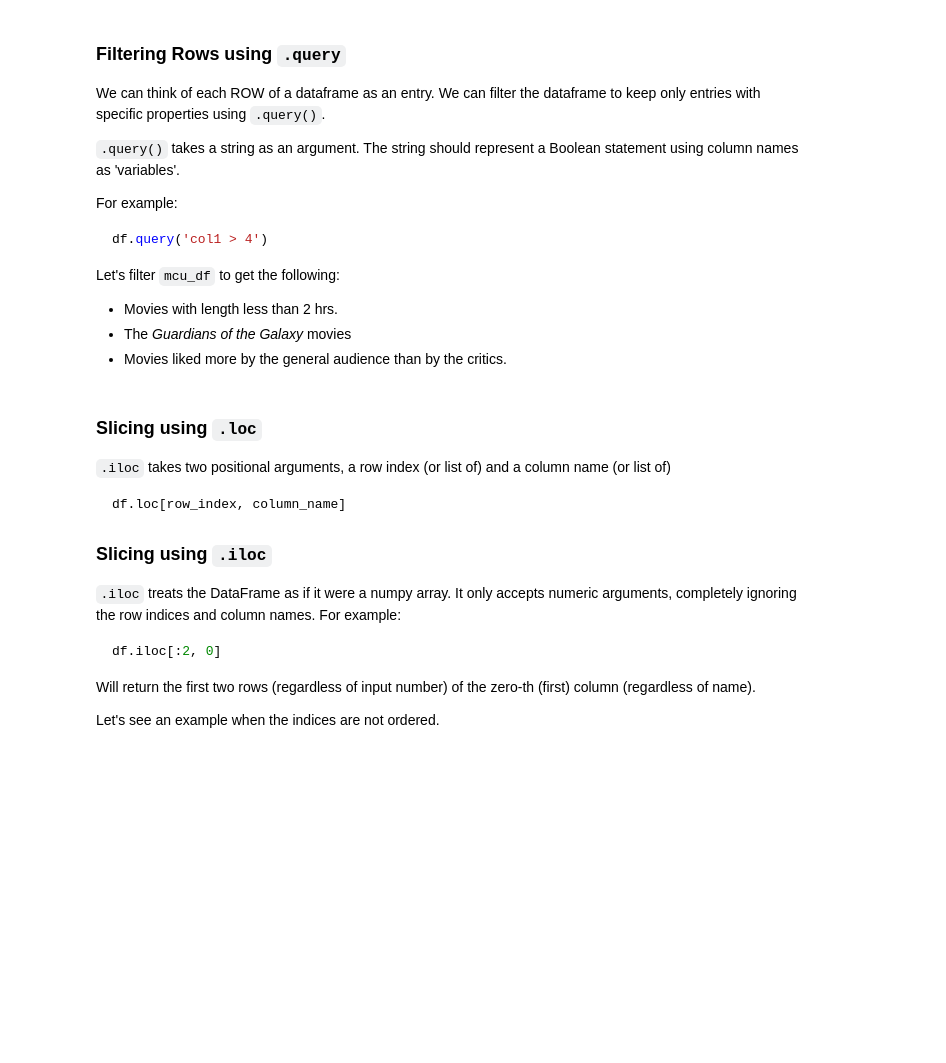
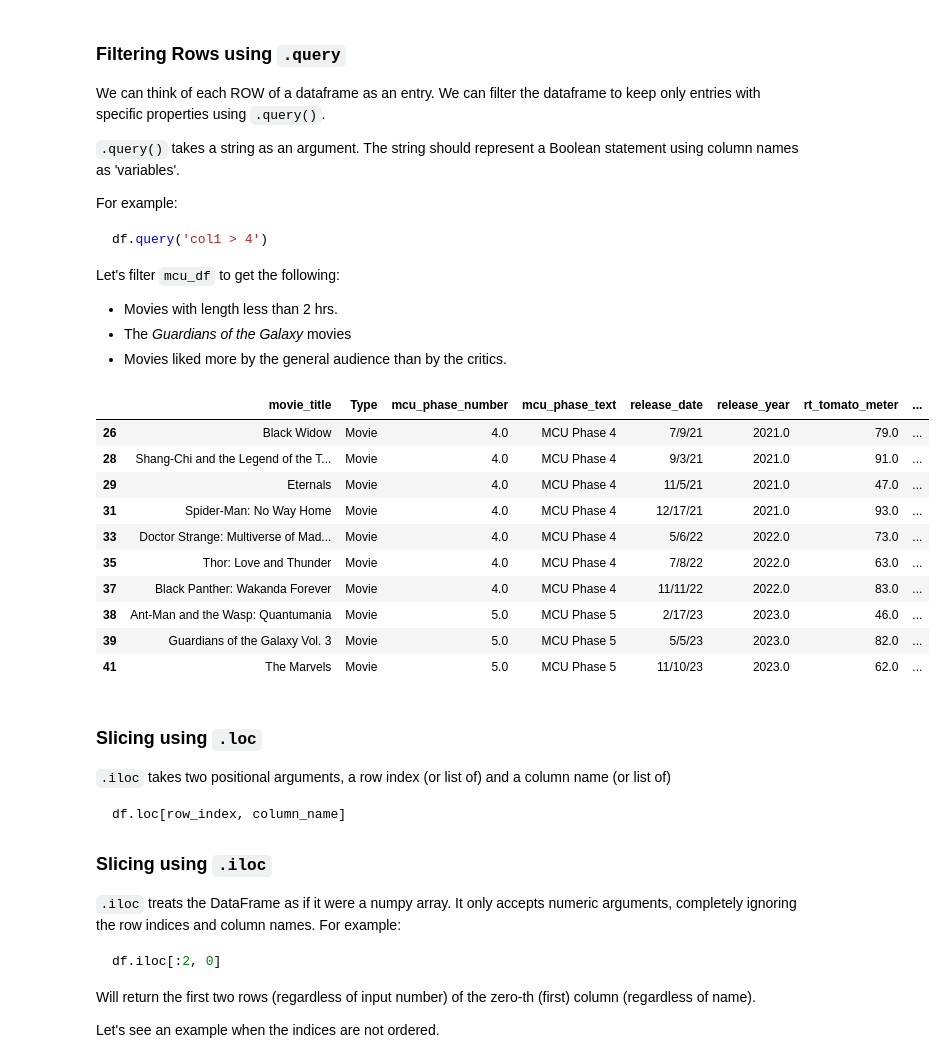
Before and after one commit to GettysburgDataScience/DS256-Notes, a Jupyter notebook: _sources/04_Pandas/01_pandas_intro.ipynb, the cells around one changed output. Saved outputs shown, nothing was run; the diff lists cells and outputs as text; code cells hidden in the pictures; blank space fills up the shorter version.

```diff
--- a/_sources/04_Pandas/01_pandas_intro.ipynb
+++ b/_sources/04_Pandas/01_pandas_intro.ipynb
@@ -93,6 +133,22 @@ Let's filter `mcu_df` to get the following:
  - Movies with length less than 2 hrs.
  - The *Guardians of the Galaxy* movies
  - Movies liked more by the general audience than by the critics.
+# %%
+mcu_post_covid = mcu_df.query('release_year >= 2021 and Type == "Movie"')
+# %%
+mcu_post_covid
+# %% [output]
+|  | movie_title | Type | mcu_phase_number | mcu_phase_text | release_date | release_year | rt_tomato_meter | ... |
+| 26 | Black Widow | Movie | 4.0 | MCU Phase 4 | 7/9/21 | 2021.0 | 79.0 | ... |
+| 28 | Shang-Chi and the Legend of the T... | Movie | 4.0 | MCU Phase 4 | 9/3/21 | 2021.0 | 91.0 | ... |
+| 29 | Eternals | Movie | 4.0 | MCU Phase 4 | 11/5/21 | 2021.0 | 47.0 | ... |
+| 31 | Spider-Man: No Way Home | Movie | 4.0 | MCU Phase 4 | 12/17/21 | 2021.0 | 93.0 | ... |
+| 33 | Doctor Strange: Multiverse of Mad... | Movie | 4.0 | MCU Phase 4 | 5/6/22 | 2022.0 | 73.0 | ... |
+| 35 | Thor: Love and Thunder | Movie | 4.0 | MCU Phase 4 | 7/8/22 | 2022.0 | 63.0 | ... |
+| 37 | Black Panther: Wakanda Forever | Movie | 4.0 | MCU Phase 4 | 11/11/22 | 2022.0 | 83.0 | ... |
+| 38 | Ant-Man and the Wasp: Quantumania | Movie | 5.0 | MCU Phase 5 | 2/17/23 | 2023.0 | 46.0 | ... |
+| 39 | Guardians of the Galaxy Vol. 3 | Movie | 5.0 | MCU Phase 5 | 5/5/23 | 2023.0 | 82.0 | ... |
+| 41 | The Marvels | Movie | 5.0 | MCU Phase 5 | 11/10/23 | 2023.0 | 62.0 | ... |
 # %% [markdown]
 ### Slicing using `.loc`
 
```
Also changed, not shown: parts of 18 cells of this notebook, 23 other files.
